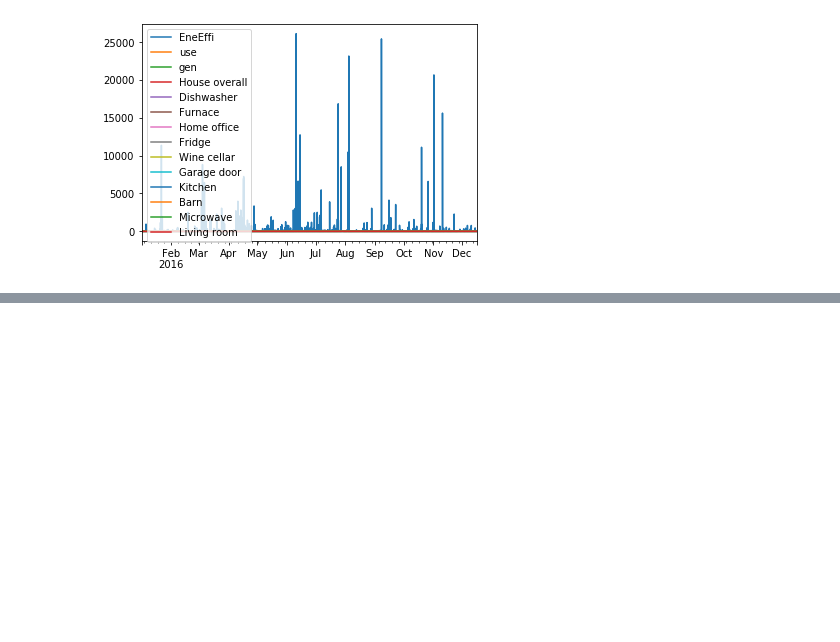
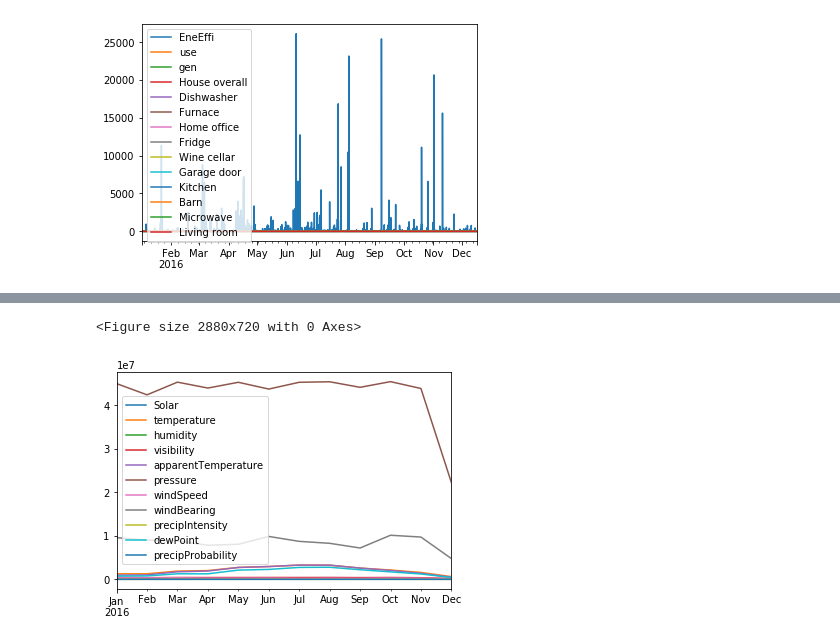
Before and after one commit to frostyduck/Smart-homes-and-weather_Evaluating-energy-use-efficiency-, a Jupyter notebook: ExploratoryAnalysisandVisualizations.ipynb, the cells around one changed output, grey strips where cells are left out. Drawn from its saved outputs; the diff is of its cells as text; code cells hidden in the pictures; blank space fills up the shorter version.

```diff
--- a/ExploratoryAnalysisandVisualizations.ipynb
+++ b/ExploratoryAnalysisandVisualizations.ipynb
@@ -141,0 +167,3 @@ energy_data.plot();
+# %%
+weather_per_month = weather_data.resample('M').sum() # for energy we use sum to calculate overall consumption in period
+weather_per_month.head()
@@ -141,0 +177,7 @@ energy_data.plot();
+# %%
+plt.figure(figsize=(40,10))
+#energy_per_day.plot();
+weather_per_month.plot();
+# %% [output]
+<Figure size 2880x720 with 0 Axes>
+[figure, added]
```
Also changed, not shown: parts of 12 cells of this notebook, 33 other files.
